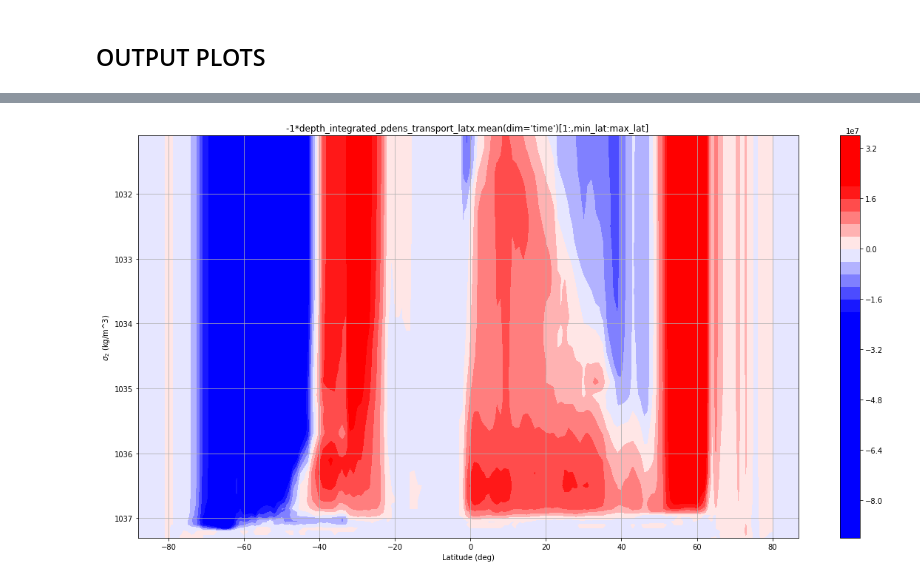
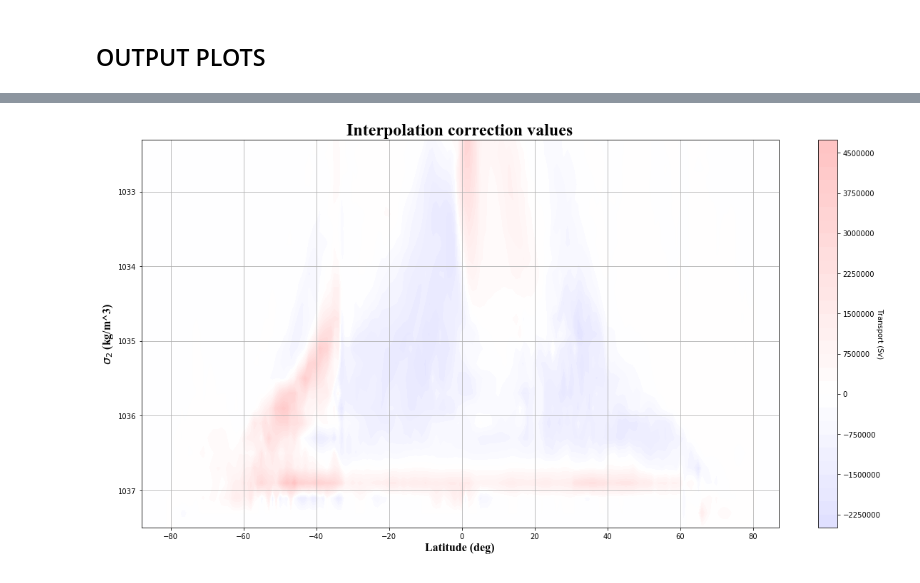
Before and after one commit to tatsumonkman47/ECCO-potential-density-overturning, a Jupyter notebook: meridional_overturning_in_potdens_space_PROTOTYPE_atl.ipynb, the cells around one changed output, grey strips where cells are left out. Cells and saved outputs as stored; diff of their text form; code cells hidden in the pictures.

```diff
--- a/meridional_overturning_in_potdens_space_PROTOTYPE_atl.ipynb
+++ b/meridional_overturning_in_potdens_space_PROTOTYPE_atl.ipynb
@@ -66,7 +66,7 @@ THETA_var_str = "THETA"
 ############################################ DEFINE TIMESLICE ########################################################
 ######################################################################################################################
 
-time_slice = np.arange(48,60)
+time_slice = np.arange(0,12)
 # %%
 ######################################################################################################################
 ################################################### LOAD GRID ########################################################
@@ -198,12 +185,10 @@ array([[[nan, nan, ..., nan, nan],
 cds = grid.coords.to_dataset()
 grid_xmitgcm = ecco.ecco_utils.get_llc_grid(cds)
 
-transport_x = (UVELMASS_ds_raw["UVELMASS"]*grid["drF"]*grid["dyG"]
-               - BOLUS_UVEL_raw["bolus_uvel"]*grid["drF"]*grid["dyG"]*grid["hFacW"])*so_atl_basin_mask_W
-transport_y = (VVELMASS_ds_raw["VVELMASS"]*grid["drF"]*grid["dxG"]
-               + BOLUS_VVEL_raw["bolus_vvel"]*grid["drF"]*grid["dxG"]*grid["hFacS"])*so_atl_basin_mask_S
-transport_x.load()
-transport_y.load()
+transport_x = (UVELMASS_ds_raw["UVELMASS"].fillna(0)*grid["drF"]*grid["dyG"]
+               + BOLUS_UVEL_raw["bolus_uvel"].fillna(0)*grid["drF"]*grid["dyG"]*grid["hFacW"])*so_atl_basin_mask_W
+transport_y = (VVELMASS_ds_raw["VVELMASS"].fillna(0)*grid["drF"]*grid["dxG"]
+               + BOLUS_VVEL_raw["bolus_vvel"].fillna(0)*grid["drF"]*grid["dxG"]*grid["hFacS"])*so_atl_basin_mask_S
 
 # create infrastructure for integrating in depth space
 
@@ -214,9 +199,9 @@ lat_vals = np.arange(-88,88)
 # add padding to either end of the pot. density coordinates
 # just trying with slightly coarser resolution
 #(what pot density resolution is valid in this case?)
-pot_dens_coord = np.arange(1031.1,1036.61,0.2)
+pot_dens_coord = np.arange(1032.1,1037.51,0.2)
 
-pot_dens_coord = np.concatenate((np.asarray([1000.]),pot_dens_coord, np.arange(1036.7,1037.31,0.05)))
+#pot_dens_coord = np.concatenate((np.asarray([1000.]),pot_dens_coord, np.arange(1036.7,1037.31,0.05)))
 
 # set dimensions based on input dataset with modified vertical level spacing..
 pot_dens_dims = (len(time_slice),
@@ -442,92 +427,60 @@ plt.figure(figsize=(20,10))
 #vmax = depth_integrated_pdens_transport.max()
 plt.contourf(depth_integrated_pdens_transport_laty.lat[min_lat:max_lat],
              pot_dens_coord[1:],
-             -1*depth_integrated_pdens_transport_laty.mean(dim='time')[1:,min_lat:max_lat]-1*depth_integrated_pdens_transport_latx.mean(dim='time')[1:,min_lat:max_lat]
-             -(-1*depth_integrated_x_interp_results.mean(dim='time')[1:,min_lat:max_lat]-1*depth_integrated_y_interp_results.mean(dim='time')[1:,min_lat:max_lat]),
+             -1*depth_integrated_pdens_transport_laty.mean(dim='time')[1:,min_lat:max_lat]-1*depth_integrated_pdens_transport_latx.mean(dim='time')[1:,min_lat:max_lat],
              30,
              cmap='bwr',
             vmin=pvmin,
             vmax=pvmax)
-plt.colorbar()
-plt.title("Meridional overturning results with interpolation")
-plt.xlabel("Latitude (deg)")
-plt.ylabel("$\sigma_{2}$ (kg/m^3)")
+cbar = plt.colorbar()
+cbar.set_label("Transport (Sv)",rotation=270)
+plt.title("Meridional overturning results with interpolation",fontname='times new roman',fontsize=24)
+plt.xlabel("Latitude (deg)",fontname='Times New Roman',fontsize=16)
+plt.ylabel("$\sigma_{2}$ (kg/m^3)",fontname='Times New Roman',fontsize=16)
+cbar.set_label("Transport (Sv)",fontname='Times New Roman',fontsize=16,rotation=270)
 plt.grid()
 plt.gca().invert_yaxis()
 plt.show()
+plt.savefig("./figures/southern_ocean_atlantic_overturning_with_interp.png")
 plt.close()
 
 plt.figure(figsize=(20,10))
 plt.contourf(depth_integrated_pdens_transport_laty.lat[min_lat:max_lat],
              pot_dens_coord[1:],
-             -1*depth_integrated_pdens_transport_laty.mean(dim='time')[1:,min_lat:max_lat],
+             -1*depth_integrated_pdens_transport_latx.mean(dim='time')[1:,min_lat:max_lat] -1*depth_integrated_pdens_transport_laty.mean(dim='time')[1:,min_lat:max_lat]
+             -(-1*depth_integrated_x_interp_results.mean(dim='time')[1:,min_lat:max_lat]-1*depth_integrated_y_interp_results.mean(dim='time')[1:,min_lat:max_lat]),
              30,
              cmap='bwr',
              vmin=pvmin,
              vmax=pvmax)
-plt.colorbar()
-plt.title("-1*depth_integrated_pdens_transport_laty.mean(dim='time')[1:,min_lat:max_lat]")
-plt.xlabel("Latitude (deg)")
-plt.ylabel("$\sigma_{2}$ (kg/m^3)")
+cbar = plt.colorbar()
+plt.title("Meridional overturning results without interpolation",fontname='Times New Roman',fontsize=24)
+plt.xlabel("Latitude (deg)",fontname='Times New Roman',fontsize=16)
+plt.ylabel("$\sigma_{2}$ (kg/m^3)",fontname='Times New Roman',fontsize=16)
+cbar.set_label("Transport (Sv)",fontname='Times New Roman',fontsize=16,rotation=270)
 plt.grid()
 plt.gca().invert_yaxis()
 plt.show()
+plt.savefig("./figures/southern_ocean_atlantic_overturning_NO_interp.png")
 plt.close()
 
 
 plt.figure(figsize=(20,10))
 plt.contourf(depth_integrated_pdens_transport_laty.lat[min_lat:max_lat],
              pot_dens_coord[1:],
-             -1*depth_integrated_pdens_transport_latx.mean(dim='time')[1:,min_lat:max_lat],
+             -(-1*depth_integrated_x_interp_results.mean(dim='time')[1:,min_lat:max_lat]-1*depth_integrated_y_interp_results.mean(dim='time')[1:,min_lat:max_lat]),
              30,
              cmap='bwr',
              vmin=pvmin,
              vmax=pvmax)
-plt.colorbar()
-plt.title("-1*depth_integrated_pdens_transport_latx.mean(dim='time')[1:,min_lat:max_lat] ")
-plt.xlabel("Latitude (deg)")
-plt.ylabel("$\sigma_{2}$ (kg/m^3)")
+cbar = plt.colorbar()
+cbar.set_label("Transport (Sv)",rotation=270)
+plt.title("Interpolation correction values",fontname='Times New Roman',fontsize=24)
+plt.xlabel("Latitude (deg)",fontname='Times New Roman',fontsize=16)
+plt.ylabel("$\sigma_{2}$ (kg/m^3)",fontname='Times New Roman',fontsize=16)
 plt.grid()
 plt.gca().invert_yaxis()
 plt.show()
+plt.savefig("./figures/southern_ocean_atlantic_overturning_interp_Correction.png")
 plt.close()
-
-
-plt.figure(figsize=(20,10))
-plt.contourf(depth_integrated_pdens_transport_laty.lat[min_lat:max_lat],
-             pot_dens_coord[1:],
-             1*depth_integrated_pdens_transport_latx.mean(dim='time')[1:,min_lat:max_lat] + 1*depth_integrated_pdens_transport_laty.mean(dim='time')[1:,min_lat:max_lat],
-             30,
-             cmap='bwr',
-             vmin=pvmin,
-             vmax=pvmax)
-plt.colorbar()
-plt.title("-1*depth_integrated_pdens_transport_latx.mean(dim='time')[1:,min_lat:max_lat] ")
-plt.xlabel("Latitude (deg)")
-plt.ylabel("$\sigma_{2}$ (kg/m^3)")
-plt.grid()
-plt.gca().invert_yaxis()
-plt.show()
-plt.close()
-
-
-plt.figure(figsize=(20,10))
-plt.contourf(depth_integrated_pdens_transport_laty.lat[min_lat:max_lat],
-             pot_dens_coord[1:],
-             (-1*depth_integrated_x_pdens_transport_no_interp.mean(dim='time')[1:,min_lat:max_lat]
-              -1*depth_integrated_y_pdens_transport_no_interp.mean(dim='time')[1:,min_lat:max_lat])
-             -(-1*depth_integrated_x_interp_results.mean(dim='time')[1:,min_lat:max_lat]
-               -1*depth_integrated_y_interp_results.mean(dim='time')[1:,min_lat:max_lat]),
-             30,
-             cmap='bwr',
-             vmin=pvmin,
-             vmax=pvmax)
-plt.colorbar()
-plt.title("non-interpolated overturning results")
-plt.xlabel("Latitude (deg)")
-plt.ylabel("$\sigma_{2}$ (kg/m^3)")
-plt.grid()
-plt.gca().invert_yaxis()
-plt.show()
-plt.close()
 # %% [output]
@@ -536 +489 @@ plt.close()
-[figure, old version]
+[figure, new version]
```
Also changed, not shown: parts of 9 cells of this notebook, 42 other files.
